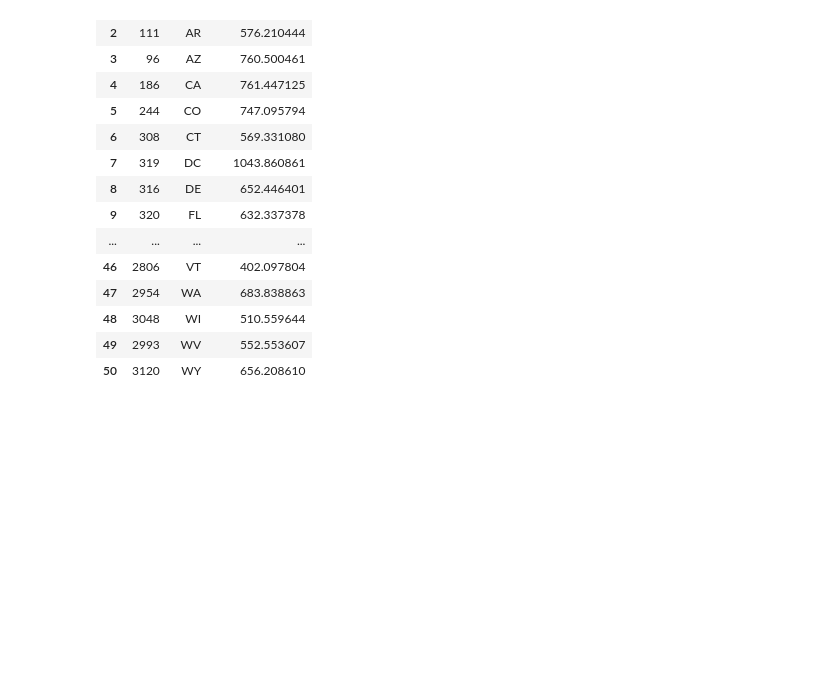
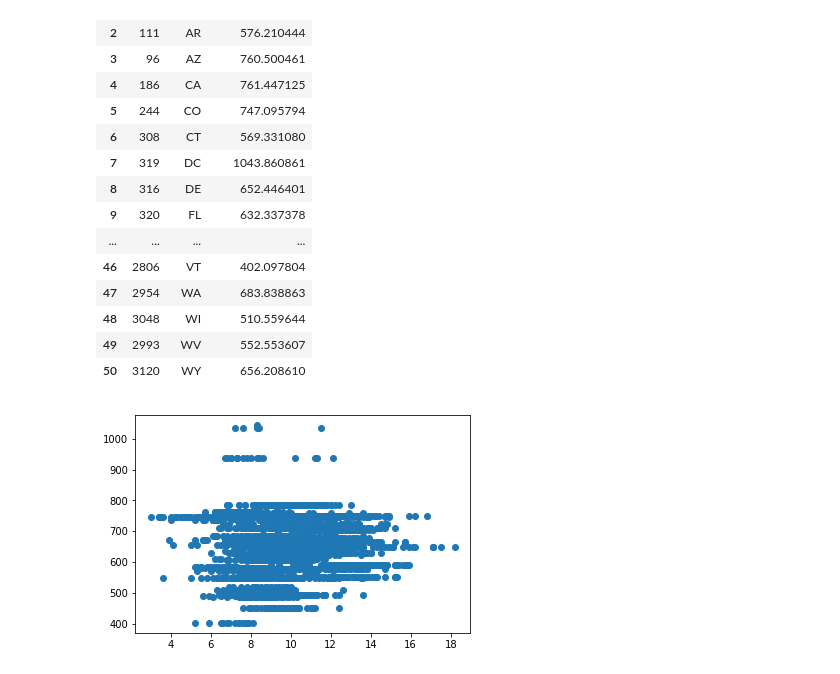
Before and after one commit to davidmudrauskas/data_science, a Jupyter notebook: food_environment/eda/initial_exploration.ipynb, the cells around one changed output. Cells and saved outputs as stored; diff of their text form; code cells hidden in the pictures; blank space fills up the shorter version.

```diff
--- a/food_environment/eda/initial_exploration.ipynb
+++ b/food_environment/eda/initial_exploration.ipynb
@@ -189,3 +189,10 @@ restaurants[['State', 'PC_FFRSALES07']].drop_duplicates().sort_values(by='State'
 # Let's look at significance of a regression coefficient being non-zero to get a sense of the relationship
 # Since expenditure is just that state average, I'll be more comfortable basing the analysis off of the average diabetes rate for the state
 # Otherwise we're suggesting we have more info than we actually have and I think this will bias results toward detecting more significance than there might be
+# Let's find out
+restaurants_and_health = restaurants.merge(health, on='FIPS', suffixes=('', '_y'))[['FIPS', 'State', 'County', 'PC_FFRSALES07', 'PC_FSRSALES07', 'PCT_DIABETES_ADULTS08']]
+# %%
+plt.scatter(restaurants_and_health['PCT_DIABETES_ADULTS08'], restaurants_and_health['PC_FFRSALES07'])
+plt.show()
+# %% [output]
+[figure, added]
```
Also changed, not shown: parts of 7 cells of this notebook, 2 other files.
